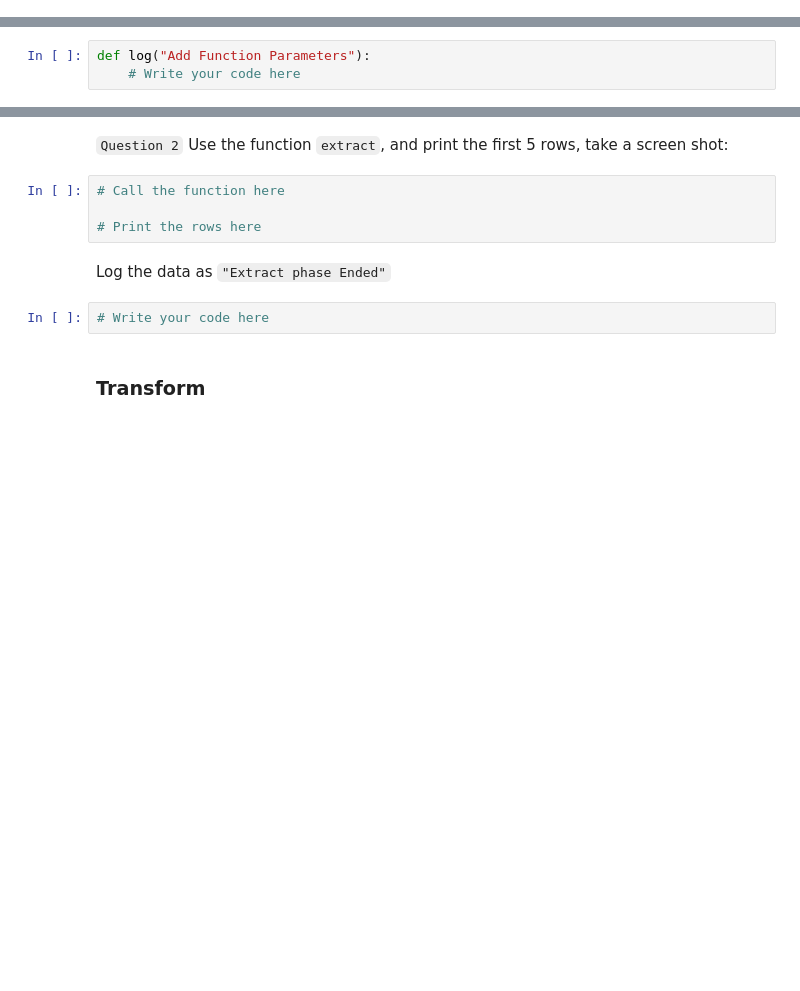
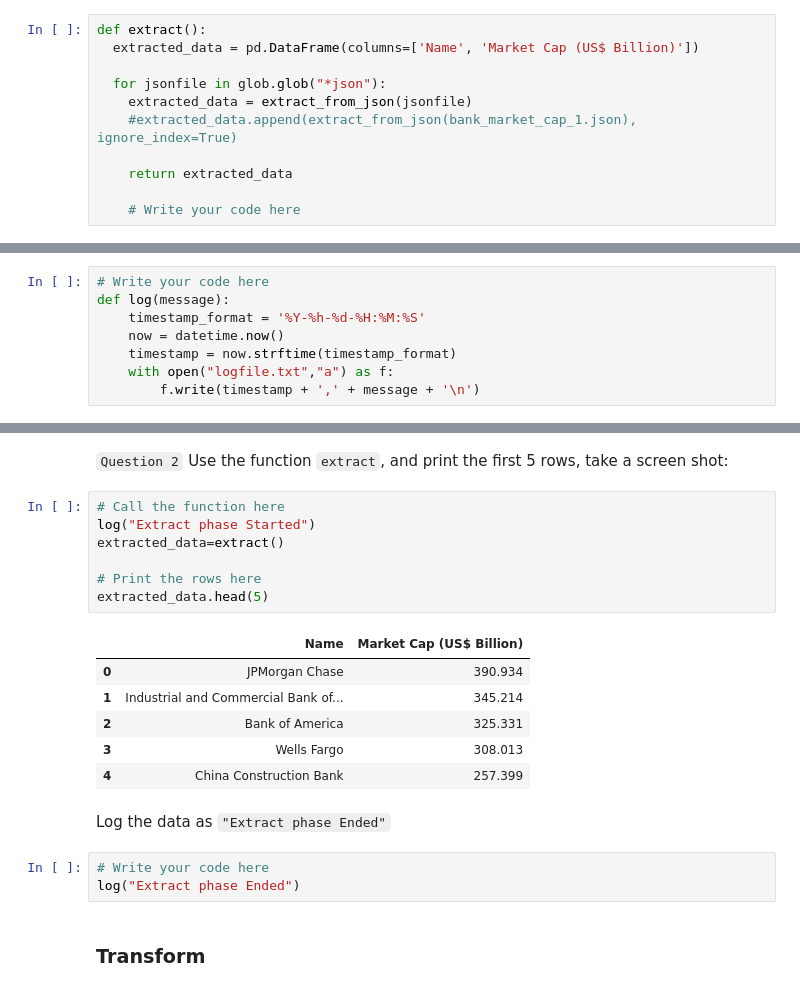
Before and after one commit to alexakeli/testrepo, a Jupyter notebook: ETL_Engineer_Peer_Review_Assignment.ipynb, the cells around one changed output, grey strips where cells are left out. Cells and saved outputs as stored; diff of their text form; blank space fills up the shorter version.

```diff
--- a/ETL_Engineer_Peer_Review_Assignment.ipynb
+++ b/ETL_Engineer_Peer_Review_Assignment.ipynb
@@ -58,3 +90,14 @@ def extract():
+# %%
+def extract():
+  extracted_data = pd.DataFrame(columns=['Name', 'Market Cap (US$ Billion)'])
+
+  for jsonfile in glob.glob("*json"):
+    extracted_data = extract_from_json(jsonfile)
+    #extracted_data.append(extract_from_json(bank_market_cap_1.json), ignore_index=True)
+
+    return extracted_data
+
+    # Write your code here
 # %% [markdown]
 <b>Question 1</b> Load the file <code>exchange_rates.csv</code> as a dataframe and find the exchange rate for British pounds with the symbol <code>GBP</code>, store it in the variable  <code>exchange_rate</code>, you will be asked for the number. Hint: set the parameter  <code>index_col</code> to 0.
 # %%
@@ -81,9 +155,14 @@ def load("Add Function Parameters"):
 ## Logging Function
 # %% [markdown]
 Write the logging function <code>log</code> to log your data:
-# %%
-def log("Add Function Parameters"):
-    # Write your code here
+# %%
+# Write your code here
+def log(message):
+    timestamp_format = '%Y-%h-%d-%H:%M:%S'
+    now = datetime.now()
+    timestamp = now.strftime(timestamp_format)
+    with open("logfile.txt","a") as f:
+        f.write(timestamp + ',' + message + '\n')
 # %% [markdown]
 ## Running the ETL Process
 # %% [markdown]
@@ -96,12 +176,23 @@ Log the process accordingly using the following <code>"ETL Job Started"</code> a
 <code>Question 2</code> Use the function <code>extract</code>, and print the first 5 rows, take a screen shot:
 # %%
 # Call the function here
+log("Extract phase Started")
+extracted_data=extract()
 
 # Print the rows here
+extracted_data.head(5)
+# %% [output]
+|  | Name | Market Cap (US$ Billion) |
+| 0 | JPMorgan Chase | 390.934 |
+| 1 | Industrial and Commercial Bank of... | 345.214 |
+| 2 | Bank of America | 325.331 |
+| 3 | Wells Fargo | 308.013 |
+| 4 | China Construction Bank | 257.399 |
 # %% [markdown]
 Log the data as <code>"Extract phase Ended"</code>
 # %%
 # Write your code here
+log("Extract phase Ended")
 # %% [markdown]
 ### Transform
 # %% [markdown]
```
Also changed, not shown: parts of 19 cells of this notebook.
